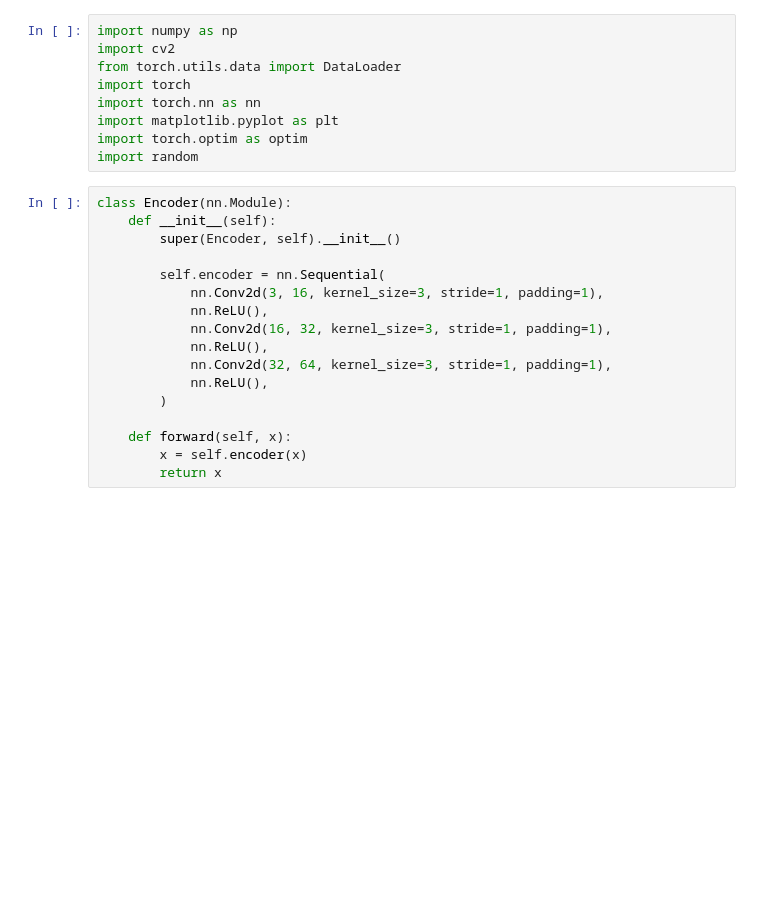
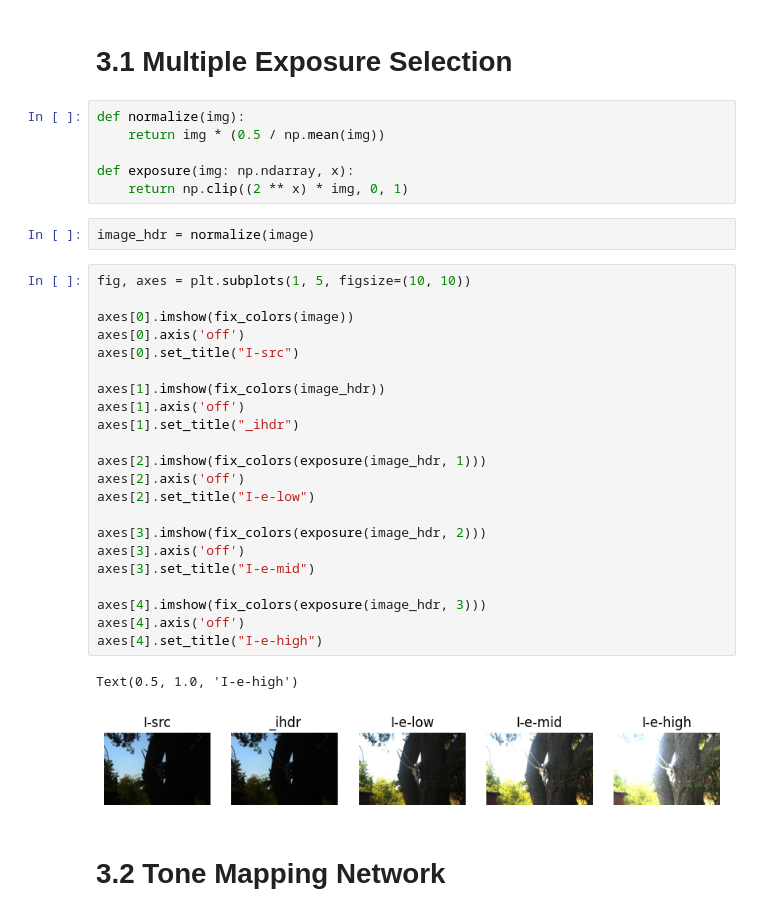
Before and after one commit to twezowic/SIGK, a Jupyter notebook: lab2/note.ipynb, the cells around one changed output. Drawn from its saved outputs; the diff is of its cells as text; blank space fills up the shorter version.

```diff
--- a/lab2/note.ipynb
+++ b/lab2/note.ipynb
@@ -66,27 +72,38 @@ tone_mapped_mantiuk 28.249648504378655
 [figure]
-# %%
-import numpy as np
-import cv2
-from torch.utils.data import DataLoader
-import torch
-import torch.nn as nn
-import matplotlib.pyplot as plt
-import torch.optim as optim
-import random
-# %%
-class Encoder(nn.Module):
-    def __init__(self):
-        super(Encoder, self).__init__()
-
-        self.encoder = nn.Sequential(
-            nn.Conv2d(3, 16, kernel_size=3, stride=1, padding=1),
-            nn.ReLU(),
-            nn.Conv2d(16, 32, kernel_size=3, stride=1, padding=1),
-            nn.ReLU(),
-            nn.Conv2d(32, 64, kernel_size=3, stride=1, padding=1),
-            nn.ReLU(),
-        )
-
-    def forward(self, x):
-        x = self.encoder(x)
-        return x
+# %% [markdown]
+# 3.1 Multiple Exposure Selection
+# %%
+def normalize(img):
+    return img * (0.5 / np.mean(img))
+
+def exposure(img: np.ndarray, x):
+    return np.clip((2 ** x) * img, 0, 1)
+# %%
+image_hdr = normalize(image)
+# %%
+fig, axes = plt.subplots(1, 5, figsize=(10, 10))
+
+axes[0].imshow(fix_colors(image))
+axes[0].axis('off')
+axes[0].set_title("I-src")
+
+axes[1].imshow(fix_colors(image_hdr))
+axes[1].axis('off')
+axes[1].set_title("_ihdr")
+
+axes[2].imshow(fix_colors(exposure(image_hdr, 1)))
+axes[2].axis('off')
+axes[2].set_title("I-e-low")
+
+axes[3].imshow(fix_colors(exposure(image_hdr, 2)))
+axes[3].axis('off')
+axes[3].set_title("I-e-mid")
+
+axes[4].imshow(fix_colors(exposure(image_hdr, 3)))
+axes[4].axis('off')
+axes[4].set_title("I-e-high")
+# %% [output]
+Text(0.5, 1.0, 'I-e-high')
+[figure, added]
+# %% [markdown]
+# 3.2 Tone Mapping Network
```
Also changed, not shown: parts of 8 cells of this notebook.
